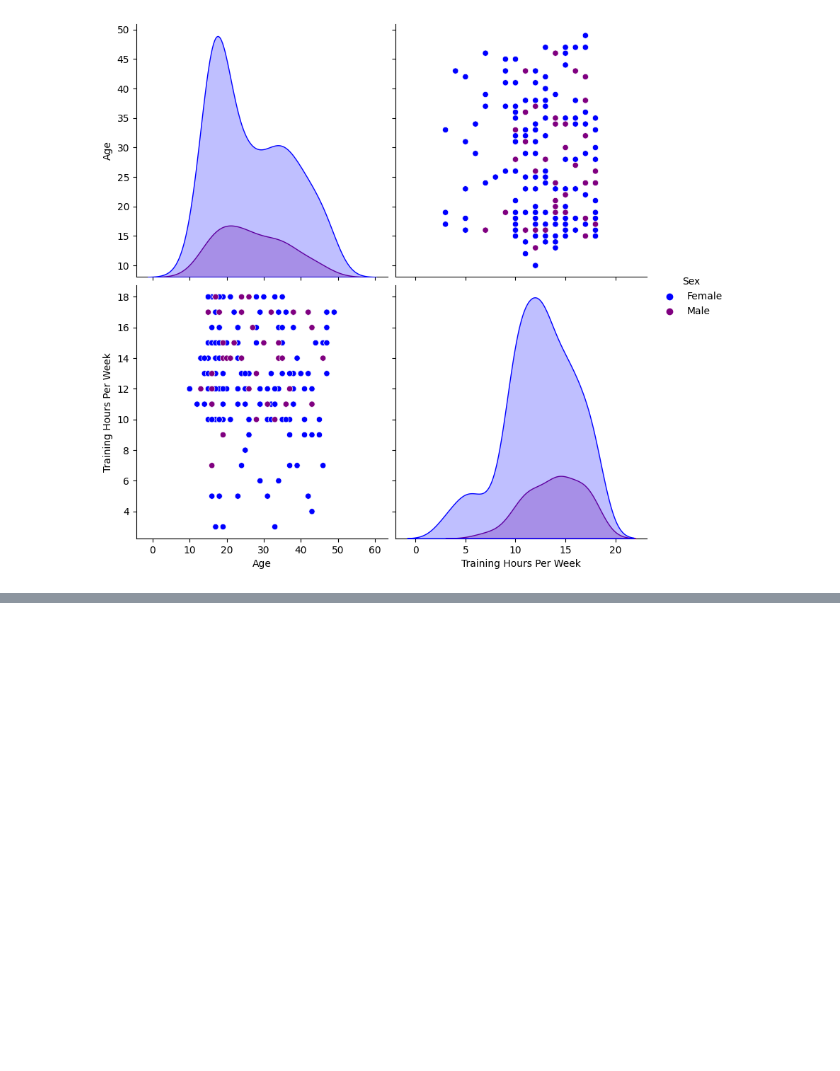
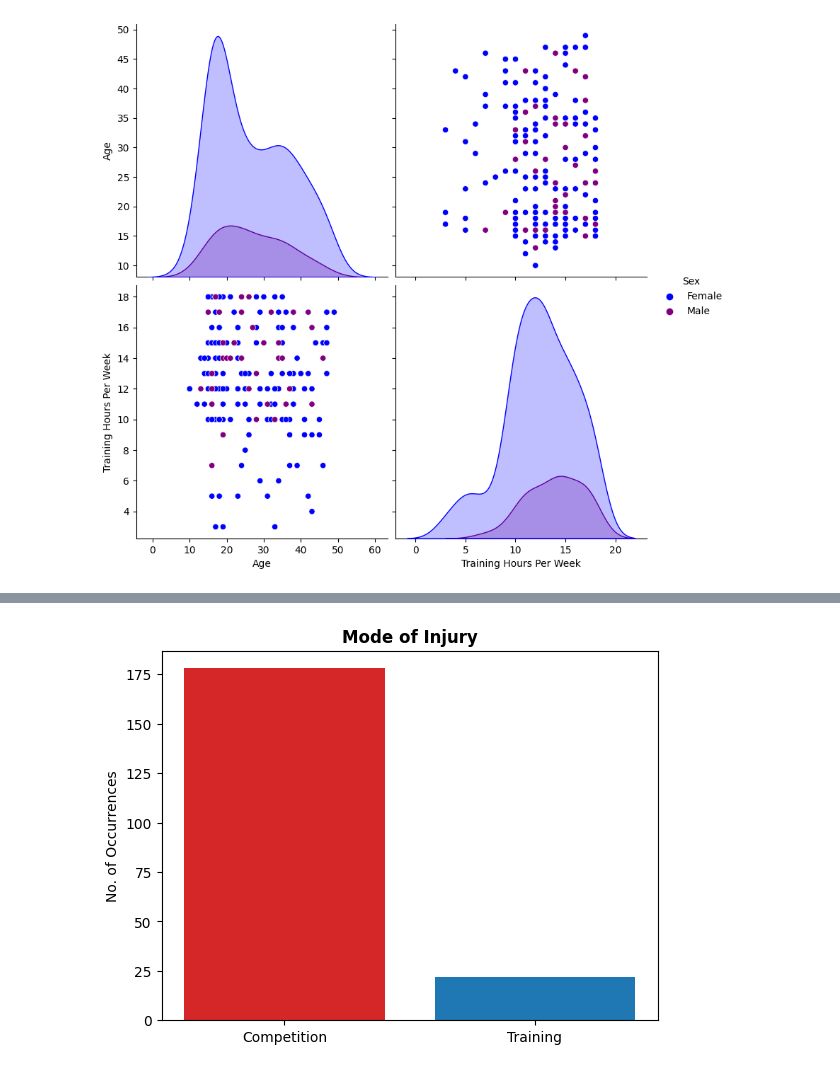
Before and after one commit to rachel-king4/PfDA_Assignment, a Jupyter notebook: PfDA Assignment.ipynb, the cells around one changed output, grey strips where cells are left out. Cells and saved outputs as stored; diff of their text form; code cells hidden in the pictures; blank space fills up the shorter version.

```diff
--- a/PfDA Assignment.ipynb
+++ b/PfDA Assignment.ipynb
@@ -402,0 +441,12 @@ How do the variables relate to each other - distributions etc
+# %%
+# to plot a bar chart of the Mode of Injury variable
+x3, counts3 = np.unique(modeofinjury, return_counts=True)
+
+fig, ax = plt.subplots()
+bar_colors = ['tab:red', 'tab:blue']
+
+ax.set_title("Mode of Injury", fontweight='bold')
+ax.set(ylabel="No. of Occurrences")
+ax.bar(x3, counts3, color=bar_colors);
+# %% [output]
+[figure, added]
```
Also changed, not shown: parts of 25 cells of this notebook.
